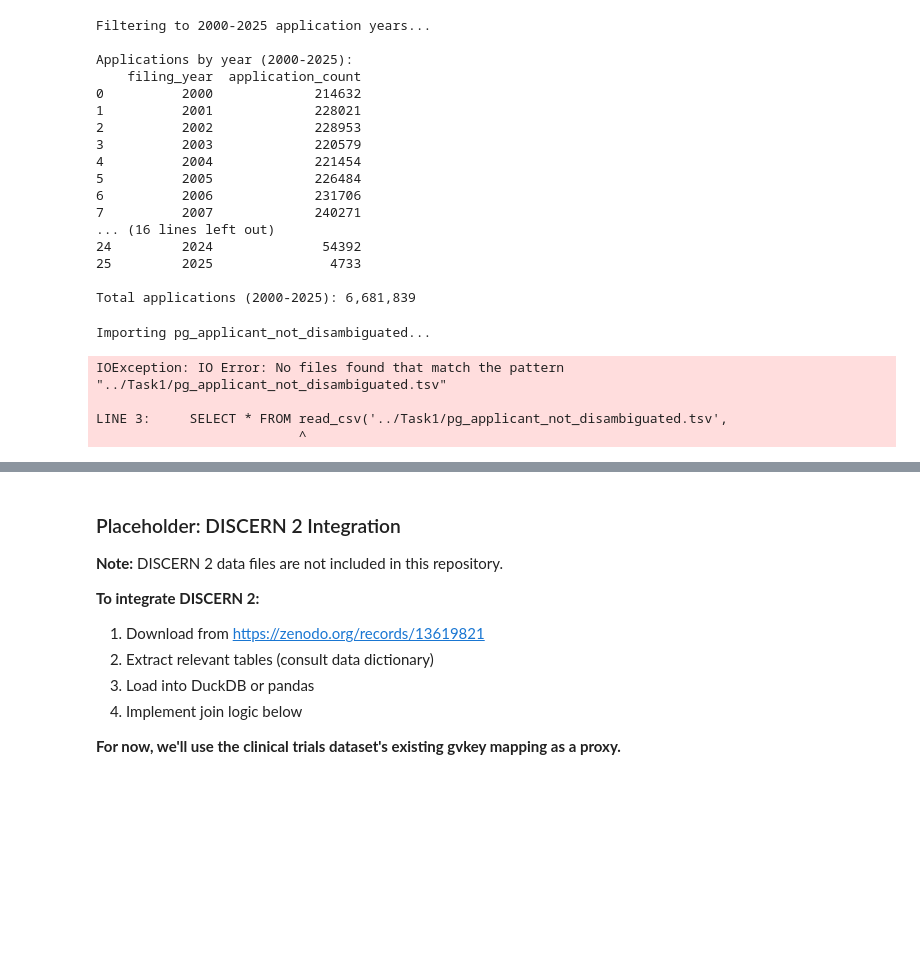
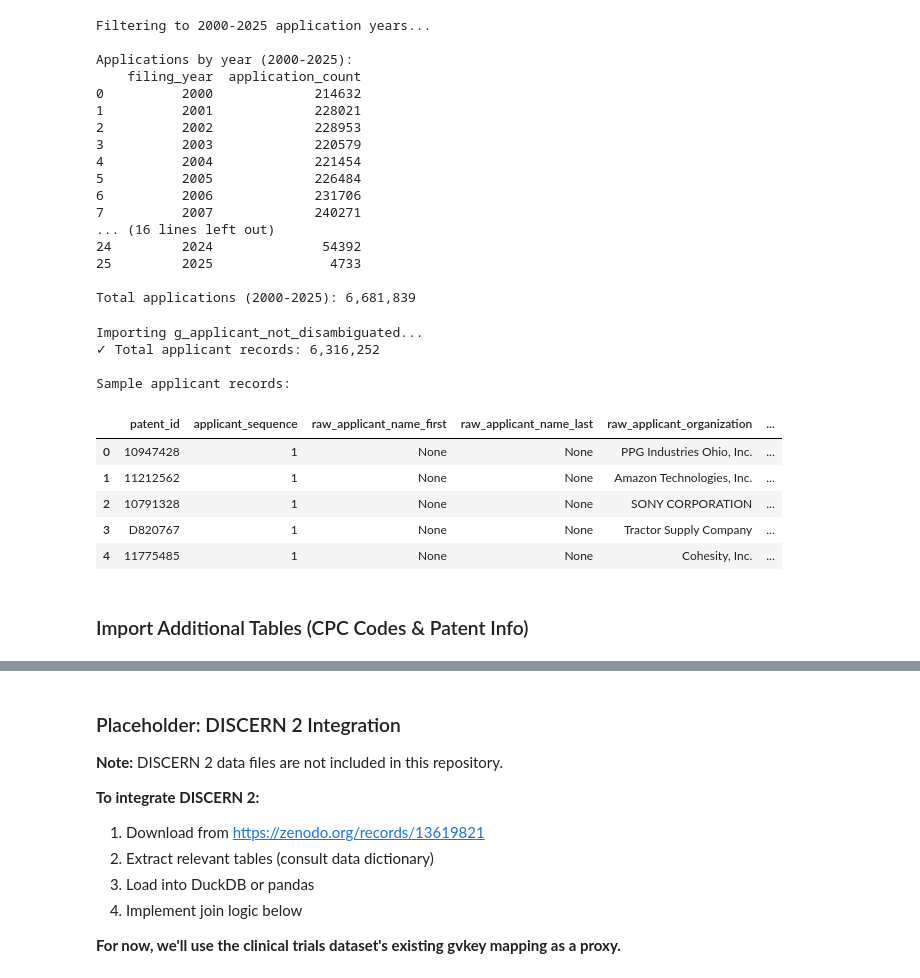
Before and after one commit to eddie-wq07/research_task1, a Jupyter notebook: Task2/task2_patents_discern_merge.ipynb, the cells around one changed output, grey strips where cells are left out. Cells and saved outputs as stored; diff of their text form; code cells hidden in the pictures; blank space fills up the shorter version.

```diff
--- a/Task2/task2_patents_discern_merge.ipynb
+++ b/Task2/task2_patents_discern_merge.ipynb
@@ -354,29 +352,36 @@ Applications by year (2000-2025):
 Total applications (2000-2025): 6,681,839
 # %%
 # Import applicant names
-print("Importing pg_applicant_not_disambiguated...")
+print("Importing g_applicant_not_disambiguated...")
 
 con.execute("""
-    CREATE OR REPLACE TABLE pg_applicant AS
-    SELECT * FROM read_csv('../Task1/pg_applicant_not_disambiguated.tsv',
+    CREATE OR REPLACE TABLE g_applicant AS
+    SELECT * FROM read_csv('../Task1/g_applicant_not_disambiguated.tsv',
                            delim='\t',
                            header=true,
                            all_varchar=true)
 """)
 
-result = con.execute("SELECT COUNT(*) as total FROM pg_applicant").fetchdf()
+result = con.execute("SELECT COUNT(*) as total FROM g_applicant").fetchdf()
 print(f"✓ Total applicant records: {result['total'].iloc[0]:,}")
 
 # Show sample with organization names
 print("\nSample applicant records:")
 con.execute("""
-    SELECT * FROM pg_applicant
-    WHERE applicant_organization IS NOT NULL
+    SELECT * FROM g_applicant
+    WHERE raw_applicant_organization IS NOT NULL
     LIMIT 5
 """).df()
 # %% [output]
-Importing pg_applicant_not_disambiguated...
+Importing g_applicant_not_disambiguated...
+✓ Total applicant records: 6,316,252
+
+Sample applicant records:
-IOException: IO Error: No files found that match the pattern "../Task1/pg_applicant_not_disambiguated.tsv"
-
-LINE 3:     SELECT * FROM read_csv('../Task1/pg_applicant_not_disambiguated.tsv',
-                          ^
+|  | patent_id | applicant_sequence | raw_applicant_name_first | raw_applicant_name_last | raw_applicant_organization | ... |
+| 0 | 10947428 | 1 | None | None | PPG Industries Ohio, Inc. | ... |
+| 1 | 11212562 | 1 | None | None | Amazon Technologies, Inc. | ... |
+| 2 | 10791328 | 1 | None | None | SONY CORPORATION | ... |
+| 3 | D820767 | 1 | None | None | Tractor Supply Company | ... |
+| 4 | 11775485 | 1 | None | None | Cohesity, Inc. | ... |
+# %% [markdown]
+### Import Additional Tables (CPC Codes & Patent Info)
```
Also changed, not shown: parts of 62 cells of this notebook.
